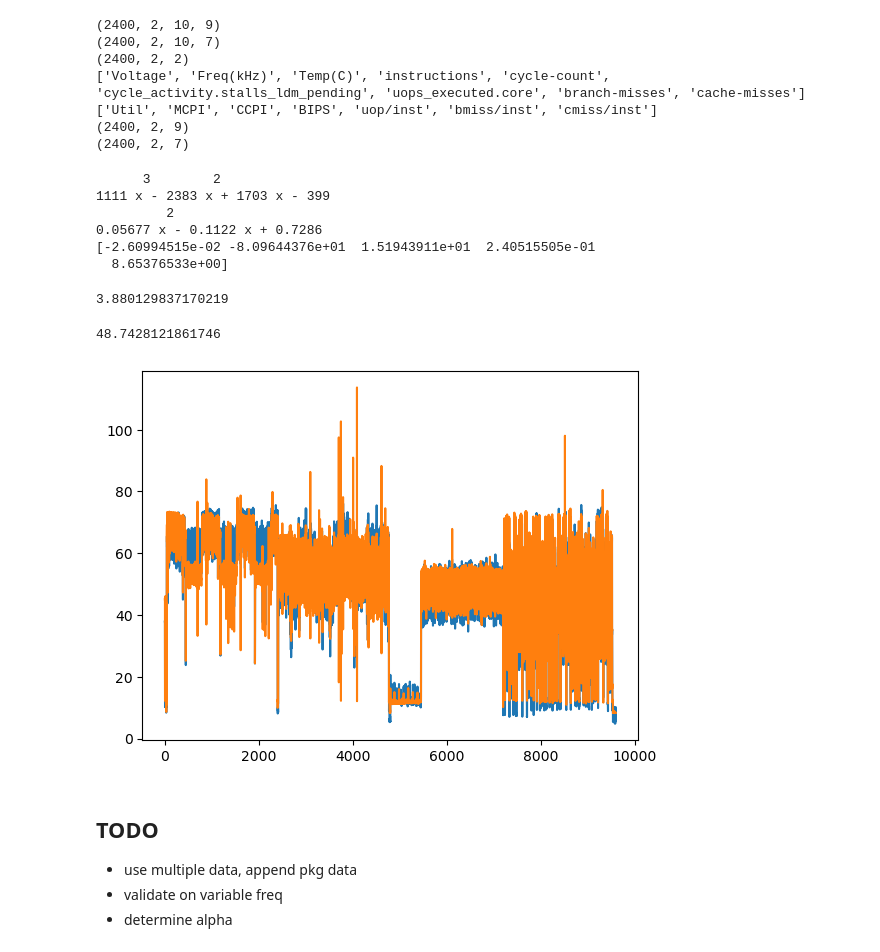
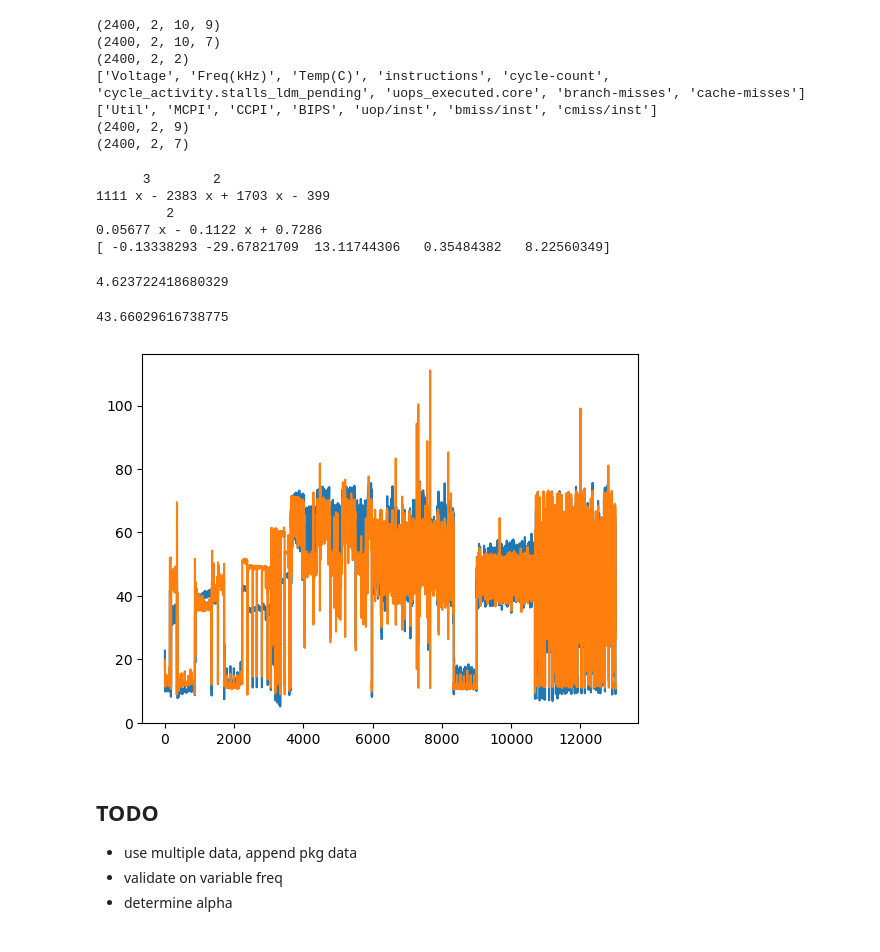
Before and after one commit to hwnam831/jRAPL-percore, a Jupyter notebook: ppep/PPEP.ipynb, the cells around one changed output. Cells and saved outputs as stored; diff of their text form; code cells hidden in the pictures.

```diff
--- a/ppep/PPEP.ipynb
+++ b/ppep/PPEP.ipynb
@@ -211,8 +211,15 @@ pkgstats = np.concatenate([pkgstats, pkgbips[:,:,None], pkgbcps[:,:,None]], axis
 from sklearn import linear_model
 from PPEPDataset import PPEPData
 
-mydata = PPEPData(['llama_stablediffusion_2600.csv', 'gnn_tts_2600.csv'])
-
+#mydata = PPEPData(['llama_stablediffusion_2600.csv', 'gnn_tts_2600.csv'])
+trainlist = ['data/blackscholes_bodytrack_2600.csv', 'data/splash2x.lu_ncp_splash2x.lu_cb_2600.csv',
+             'data/canneal_facesim_2600.csv', 'data/splash2x.ocean_cp_splash2x.ocean_ncp_2600.csv',
+             'data/fluidanimate_freqmine_2600.csv', 'data/splash2x.volrend_splash2x.raytrace_2600.csv',
+             'data/raytrace_streamcluster_2600.csv', 'data/splash2x.water_spatial_splash2x.water_nsquared_2600.csv',
+             'data/splash2.barnes_splash2.cholesky_2600.csv', 'data/vips_swaptions_2600.csv',
+             'data/splash2.fft_splash2.fmm_2600.csv', 'llama_stablediffusion_2600.csv', 'gnn_tts_2600.csv'
+             ]
+mydata = PPEPData(trainlist)
 active_model = linear_model.LinearRegression()
 pkgvoltsquare = mydata.voltages * mydata.voltages
 linearbase = (mydata.voltages + pkgvoltsquare)[:,None] * mydata.pstats
@@ -228,26 +235,27 @@ with open('activecoef.txt', 'w') as acoef:
 1111 x - 2383 x + 1703 x - 399
          2
 0.05677 x - 0.1122 x + 0.7286
-[-2.60994515e-02 -8.09644376e+01  1.51943911e+01  2.40515505e-01
-  8.65376533e+00]
+[ -0.13338293 -29.67821709  13.11744306   0.35484382   8.22560349]
 # %%
-#validdata = PPEPData(['gnn_tts_2600.csv'])
+'''
+validdata = PPEPData(['llama_stablediffusion_2600.csv', 'gnn_tts_2600.csv'])
+pkgvoltsquare = validdata.voltages * validdata.voltages
+linearbase = (validdata.voltages + pkgvoltsquare)[:,None] * validdata.pstats
+pkgidle = validdata.idlemodel(validdata.voltages)
+pkgactive = validdata.power - pkgidle
+'''
 
-#pkgvoltsquare = validdata.voltages * validdata.voltages
-#linearbase = (validdata.voltages + pkgvoltsquare)[:,None] * validdata.pstats
-#pkgidle = validdata.idlemodel(validdata.voltages)
-#pkgactive = validdata.power - pkgidle
 
 pd.Series(pkgactive).plot()
 apred = active_model.predict(linearbase)
 pd.Series(apred).plot()
 aae = np.abs(pkgactive - apred)
 print(aae.mean())
 pkgactive.mean()
 # %% [output]
-3.880129837170219
+4.623722418680329
-48.7428121861746
+43.66029616738775
-[figure, old version]
+[figure, new version]
 # %% [markdown]
 ## TODO
 
```
Also changed, not shown: parts of 3 cells of this notebook, 1 other file.
